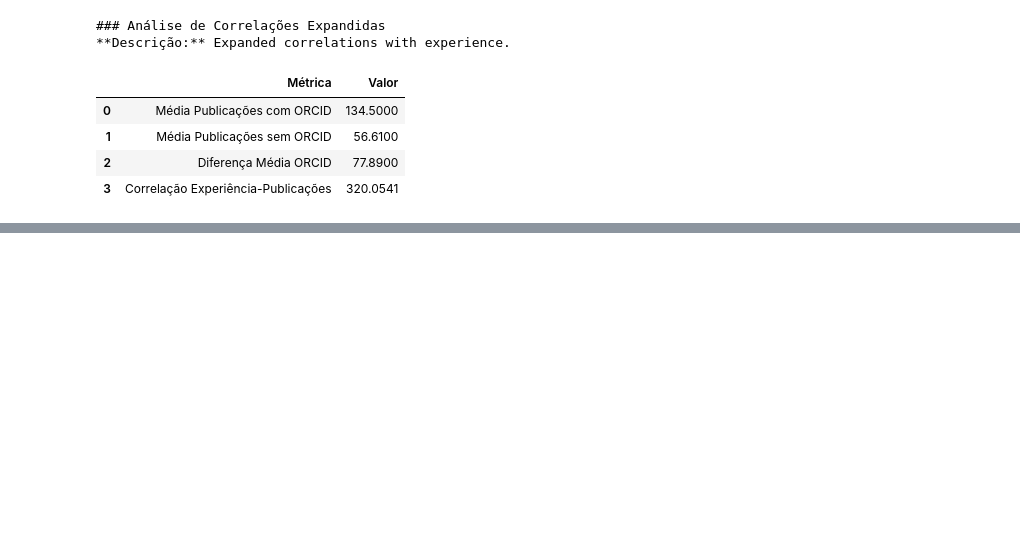
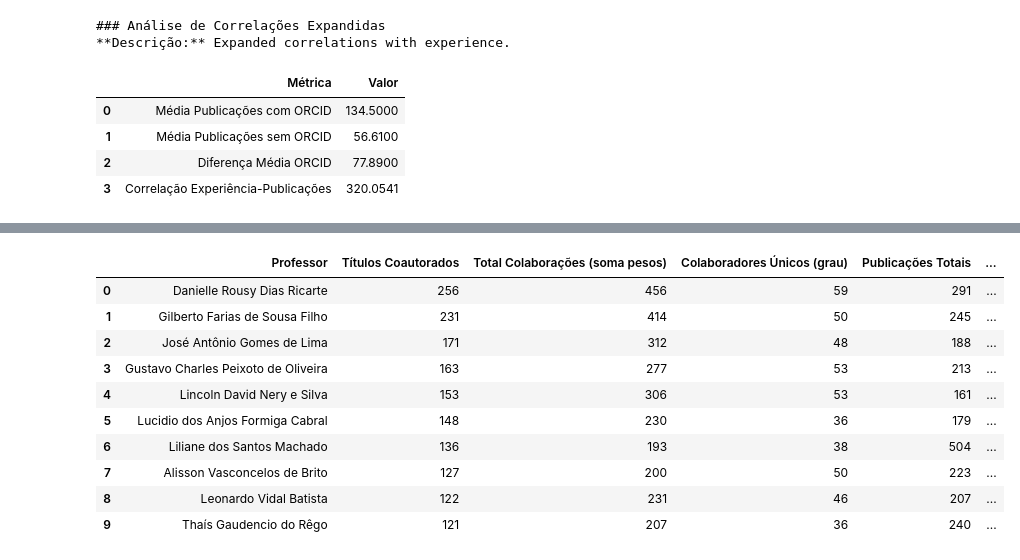
Before and after one commit to cacdia/lattes, a Jupyter notebook: notebook/analysis.ipynb, the cells around one changed output, grey strips where cells are left out. Saved outputs shown, nothing was run; the diff lists cells and outputs as text; code cells hidden in the pictures; blank space fills up the shorter version.

Commit message:
Adicionado rede de coautoria (por titulos coautorados)

```diff
--- a/notebook/analysis.ipynb
+++ b/notebook/analysis.ipynb
@@ -897,0 +1048,84 @@ display(df_main)
+# %%
+def calcular_metricas_nos(G, publicacoes):
+    """
+    Calcula métricas importantes para cada nó da rede.
+
+    Args:
+        G: Grafo NetworkX
+        publicacoes: lista de publicações (para contar títulos coautorados)
+
+    Returns:
+        dict: Métricas por professor
+    """
+    metricas = {}
+
+    # Contagem de títulos coautorados por professor (títulos com > 1 autor)
+    from collections import Counter
+
+    coauthored_counts = Counter()
+    for pub in publicacoes:
+        profs = pub.get("professores", [])
+        if len(profs) > 1:
+            for p in profs:
+                coauthored_counts[p] += 1
+
+    # Centralidade de grau (número de colaboradores únicos)
+    degree_centrality = nx.degree_centrality(G)
+
+    # Centralidade de betweenness (importância como ponte)
+    betweenness_centrality = nx.betweenness_centrality(G)
+
+    # Centralidade de closeness (proximidade a outros nós)
+    closeness_centrality = nx.closeness_centrality(G)
+
+    # Número total de colaborações (soma dos pesos das arestas)
+    total_colaboracoes = {}
+    for node in G.nodes():
+        total_colab = sum(
+            G[node][neighbor].get("weight", 1) for neighbor in G.neighbors(node)
+        )
+        total_colaboracoes[node] = total_colab
+
+    # Combinar todas as métricas
+    for node in G.nodes():
+        metricas[node] = {
+            "grau": G.degree(node),
+            "centralidade_grau": degree_centrality.get(node, 0.0),
+            "centralidade_betweenness": betweenness_centrality.get(node, 0.0),
+            "centralidade_closeness": closeness_centrality.get(node, 0.0),
+            "total_colaboracoes": total_colaboracoes.get(node, 0),
+            "publicacoes": G.nodes[node].get("publicacoes", 0),
+            "titulos_coautorados": coauthored_counts.get(
+                node, 0
+            ),  # novo critério principal para tamanho do nó
+        }
+
+    return metricas
+
+
+# Calcular métricas dos nós (agora incluindo títulos coautorados)
+metricas_nos = calcular_metricas_nos(rede, publicacoes)
+
+# Mostrar top 10 professores por número de títulos coautorados
+print("Top 10 Professores por Títulos Coautorados:")
+sorted_profs = sorted(
+    metricas_nos.items(), key=lambda x: x[1]["titulos_coautorados"], reverse=True
+)
+
+df_top_colaboracoes = pd.DataFrame(
+    [
+        {
+            "Professor": prof,
+            "Títulos Coautorados": metrics["titulos_coautorados"],
+            "Total Colaborações (soma pesos)": metrics["total_colaboracoes"],
+            "Colaboradores Únicos (grau)": metrics["grau"],
+            "Publicações Totais": metrics["publicacoes"],
+            "Centralidade Grau": round(metrics["centralidade_grau"], 4),
+            "Centralidade Betweenness": round(metrics["centralidade_betweenness"], 4),
+        }
+        for prof, metrics in sorted_profs[:10]
+    ]
+)
+
+display(df_top_colaboracoes)
+# %% [output]
@@ -897,0 +1133,11 @@ display(df_main)
+|  | Professor | Títulos Coautorados | Total Colaborações (soma pesos) | Colaboradores Únicos (grau) | Publicações Totais | ... |
+| 0 | Danielle Rousy Dias Ricarte | 256 | 456 | 59 | 291 | ... |
+| 1 | Gilberto Farias de Sousa Filho | 231 | 414 | 50 | 245 | ... |
+| 2 | José Antônio Gomes de Lima | 171 | 312 | 48 | 188 | ... |
+| 3 | Gustavo Charles Peixoto de Oliveira | 163 | 277 | 53 | 213 | ... |
+| 4 | Lincoln David Nery e Silva | 153 | 306 | 53 | 161 | ... |
+| 5 | Lucidio dos Anjos Formiga Cabral | 148 | 230 | 36 | 179 | ... |
+| 6 | Liliane dos Santos Machado | 136 | 193 | 38 | 504 | ... |
+| 7 | Alisson Vasconcelos de Brito | 127 | 200 | 50 | 223 | ... |
+| 8 | Leonardo Vidal Batista | 122 | 231 | 46 | 207 | ... |
+| 9 | Thaís Gaudencio do Rêgo | 121 | 207 | 36 | 240 | ... |
```
Also changed, not shown: parts of 6 cells of this notebook.
